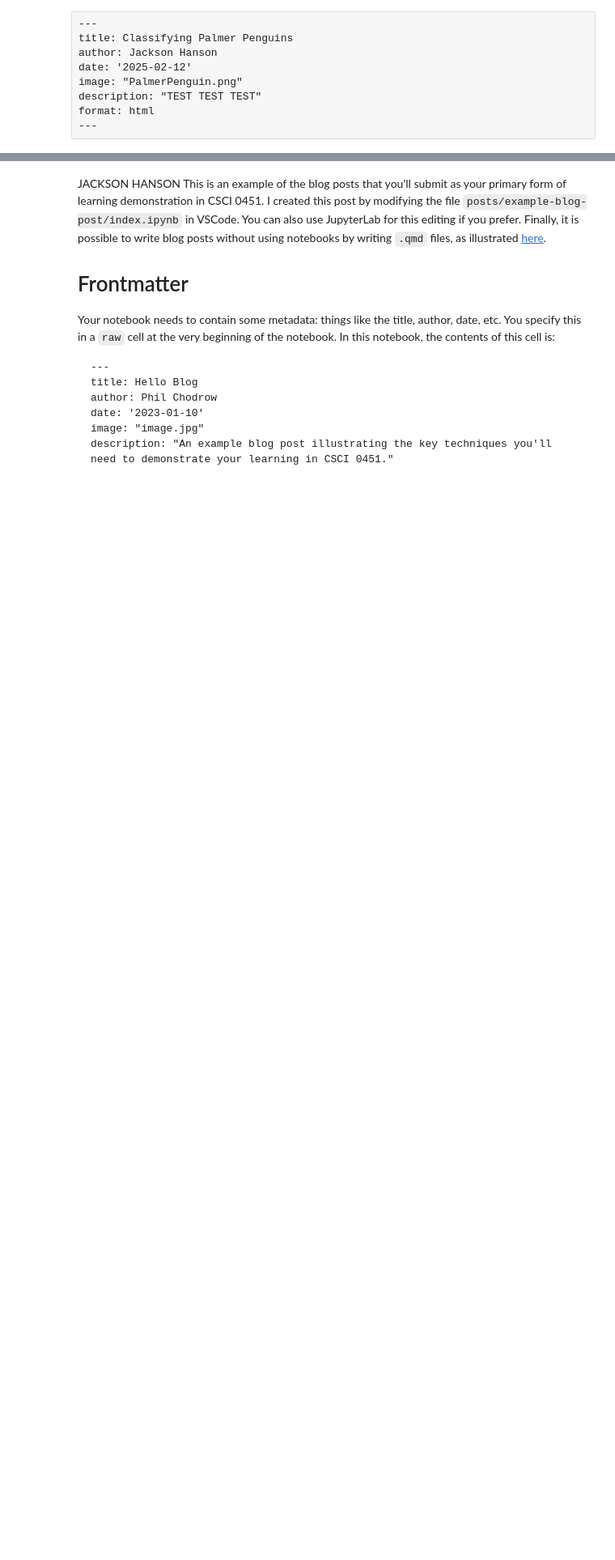
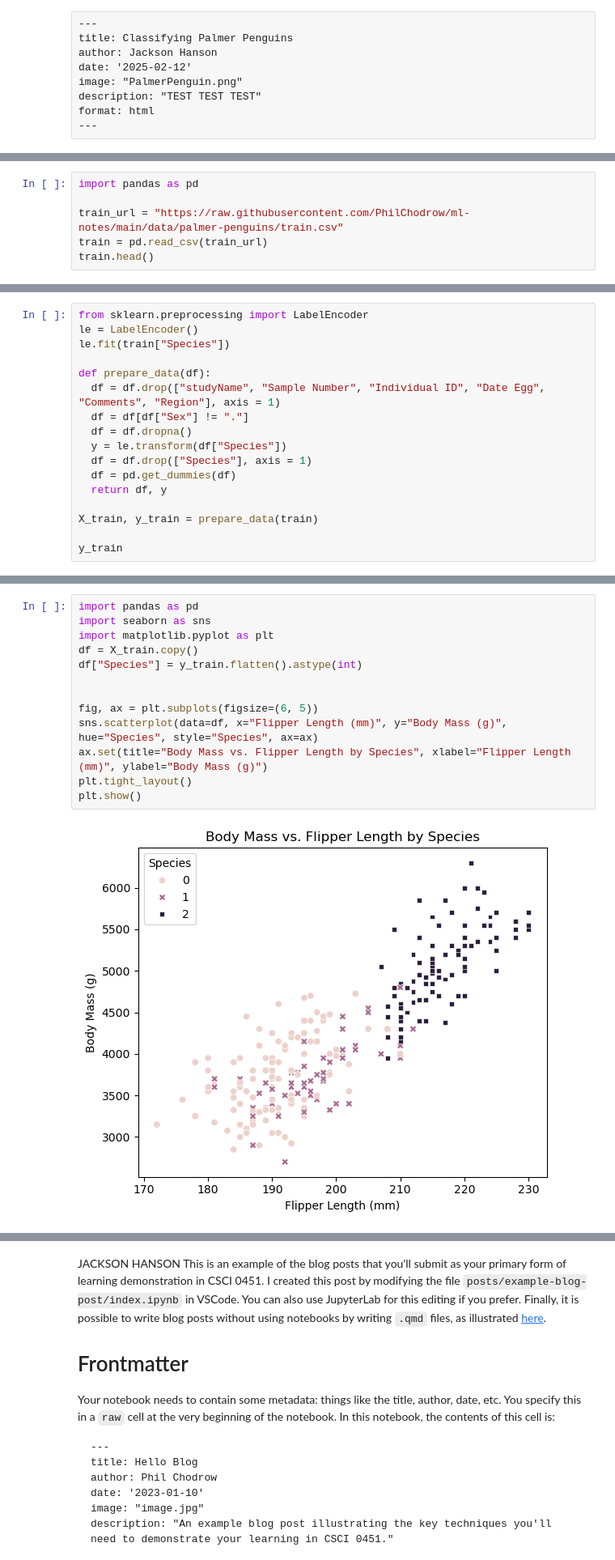
Before and after one commit to jacksonbhanson7/jacksonbhanson7.github.io, a Jupyter notebook: posts/example-blog-post/index.ipynb, the cells around one changed output, grey strips where cells are left out. Shown: that part at 81% size. Drawn from its saved outputs; the diff is of its cells as text; blank space fills up the shorter version.

```diff
--- a/posts/example-blog-post/index.ipynb
+++ b/posts/example-blog-post/index.ipynb
@@ -11,0 +12,6 @@ from source import Perceptron
+# %%
+import pandas as pd
+
+train_url = "https://raw.githubusercontent.com/PhilChodrow/ml-notes/main/data/palmer-penguins/train.csv"
+train = pd.read_csv(train_url)
+train.head()
@@ -11,0 +27,17 @@ from source import Perceptron
+# %%
+from sklearn.preprocessing import LabelEncoder
+le = LabelEncoder()
+le.fit(train["Species"])
+
+def prepare_data(df):
+  df = df.drop(["studyName", "Sample Number", "Individual ID", "Date Egg", "Comments", "Region"], axis = 1)
+  df = df[df["Sex"] != "."]
+  df = df.dropna()
+  y = le.transform(df["Species"])
+  df = df.drop(["Species"], axis = 1)
+  df = pd.get_dummies(df)
+  return df, y
+
+X_train, y_train = prepare_data(train)
+
+y_train
@@ -11,0 +63,15 @@ from source import Perceptron
+# %%
+import pandas as pd
+import seaborn as sns
+import matplotlib.pyplot as plt
+df = X_train.copy()
+df["Species"] = y_train.flatten().astype(int)
+
+
+fig, ax = plt.subplots(figsize=(6, 5))
+sns.scatterplot(data=df, x="Flipper Length (mm)", y="Body Mass (g)", hue="Species", style="Species", ax=ax)
+ax.set(title="Body Mass vs. Flipper Length by Species", xlabel="Flipper Length (mm)", ylabel="Body Mass (g)")
+plt.tight_layout()
+plt.show()
+# %% [output]
+[figure, added]
```
Also changed, not shown: parts of 9 cells of this notebook, 6 other files.
